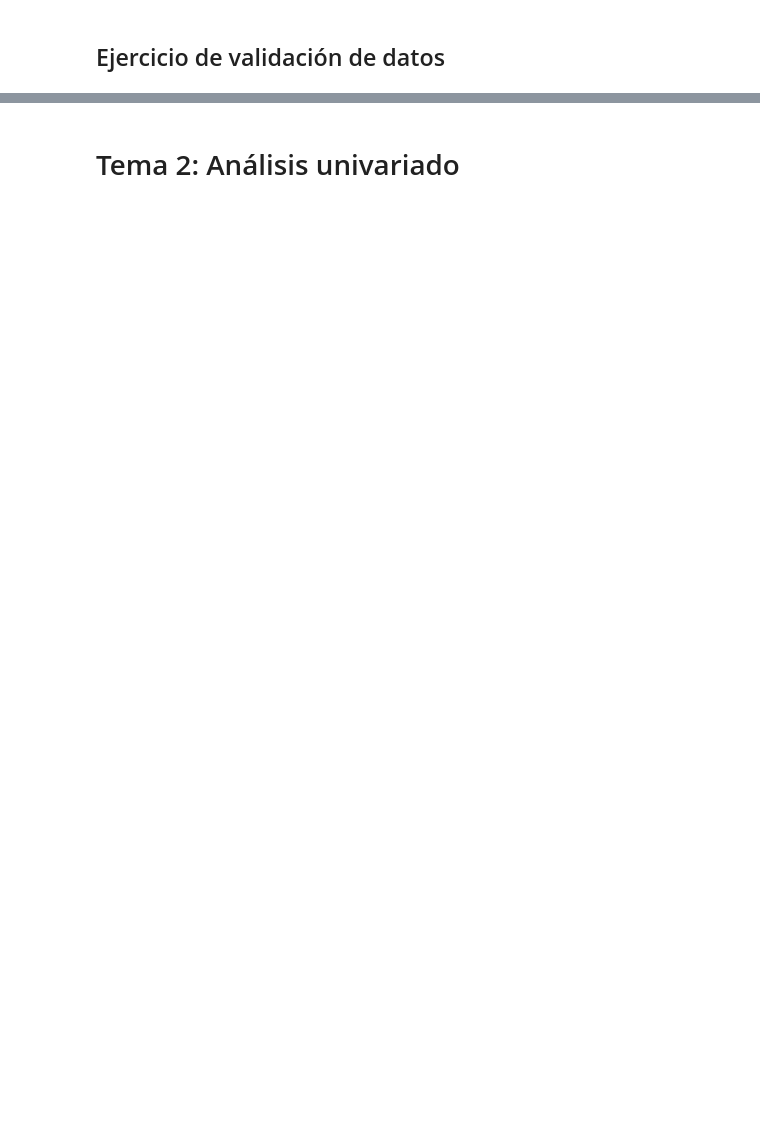
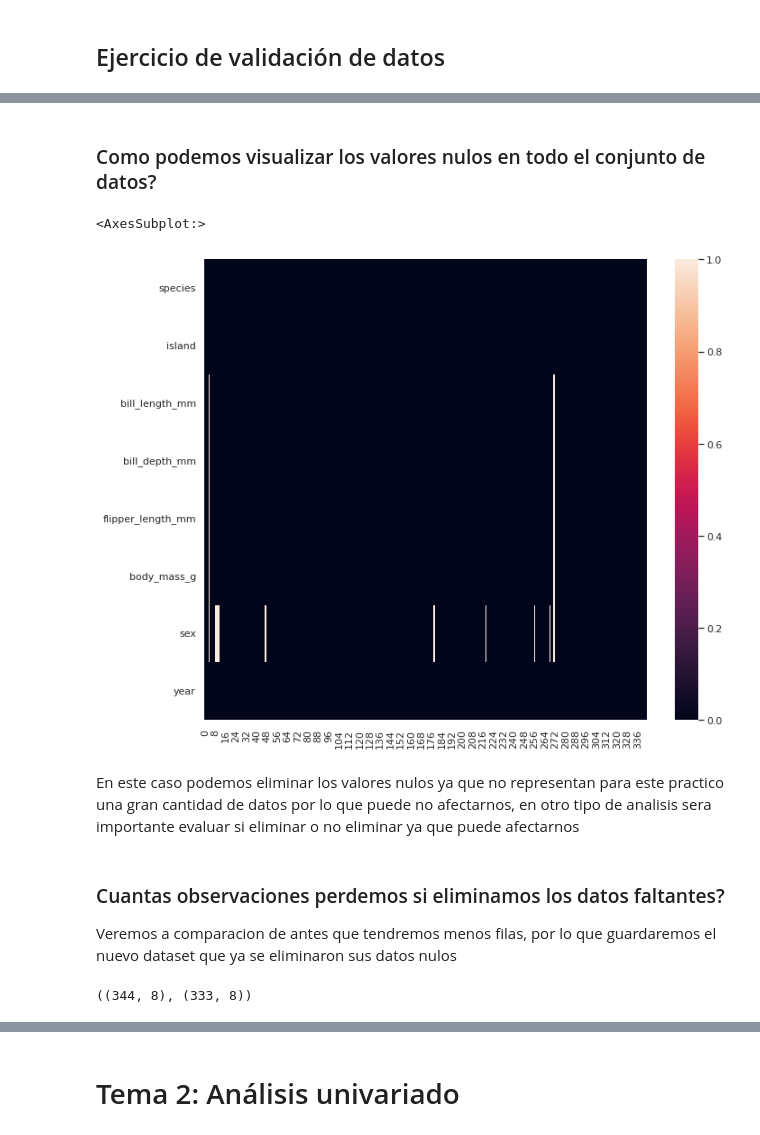
Before and after one commit to mazzaroli/EDA, a Jupyter notebook: article/notebook.ipynb, the cells around one changed output, grey strips where cells are left out. Saved outputs shown, nothing was run; the diff lists cells and outputs as text; code cells hidden in the pictures; blank space fills up the shorter version.

```diff
--- a/article/notebook.ipynb
+++ b/article/notebook.ipynb
@@ -366,0 +531,32 @@ links de importacion de datos:
+# %% [markdown]
+### Como podemos visualizar los valores nulos en todo el conjunto de datos?
+# %%
+(
+    preprocess_penguins_df
+    .isnull()
+    .transpose()
+    .pipe(
+        lambda df: (
+            sns.heatmap(
+                data=df,
+            )
+        )
+
+    )
+)
+# %% [output]
+<AxesSubplot:>
+[figure, added]
+# %% [markdown]
+En este caso podemos eliminar los valores nulos ya que no representan para este practico una gran cantidad de datos por lo que puede no afectarnos, en otro tipo de analisis sera importante evaluar si eliminar o no eliminar ya que puede afectarnos
+# %% [markdown]
+### Cuantas observaciones perdemos si eliminamos los datos faltantes?
+
+Veremos a comparacion de antes que tendremos menos filas, por lo que guardaremos el nuevo dataset que ya se eliminaron sus datos nulos
+# %%
+(
+    preprocess_penguins_df.shape,
+    preprocess_penguins_df.dropna().shape
+)
+# %% [output]
+((344, 8), (333, 8))
```
Also changed, not shown: parts of 52 cells of this notebook, 1 other file.
